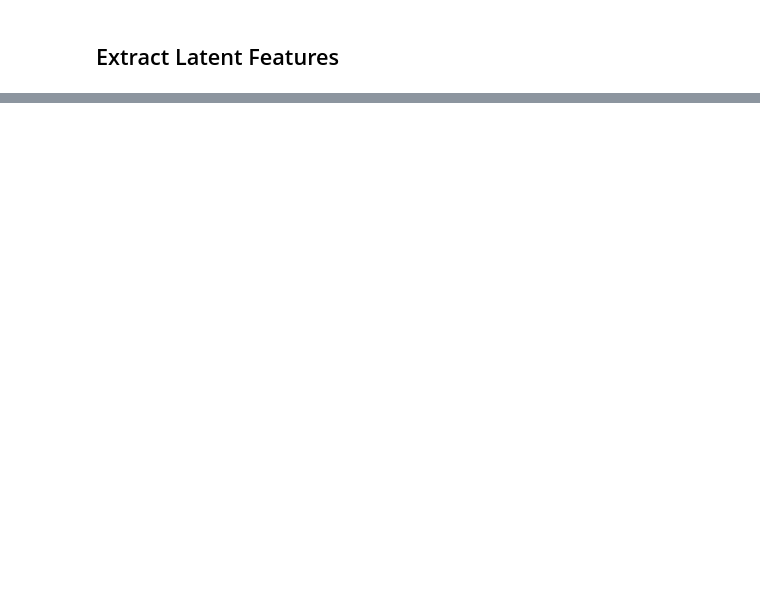
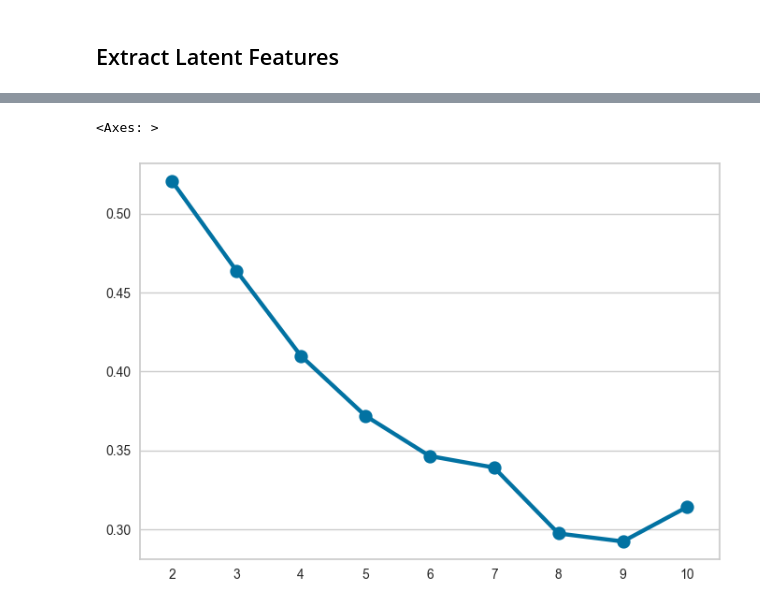
Before and after one commit to shadmanee/vae-audio-clustering, a Jupyter notebook: notebooks/training/easy_1.ipynb, the cells around one changed output, grey strips where cells are left out. Saved outputs shown, nothing was run; the diff lists cells and outputs as text; code cells hidden in the pictures; blank space fills up the shorter version.

```diff
--- a/notebooks/training/easy_1.ipynb
+++ b/notebooks/training/easy_1.ipynb
@@ -377,0 +444,5 @@ array([[-0.04771413,  0.1631144 , -0.20757312, ..., -0.01013273,
+# %%
+sns.pointplot(x = list(silhouette.keys()), y = list(silhouette.values()))
+# %% [output]
+<Axes: >
+[figure, added]
```
Also changed, not shown: parts of 24 cells of this notebook, 2 other files.
